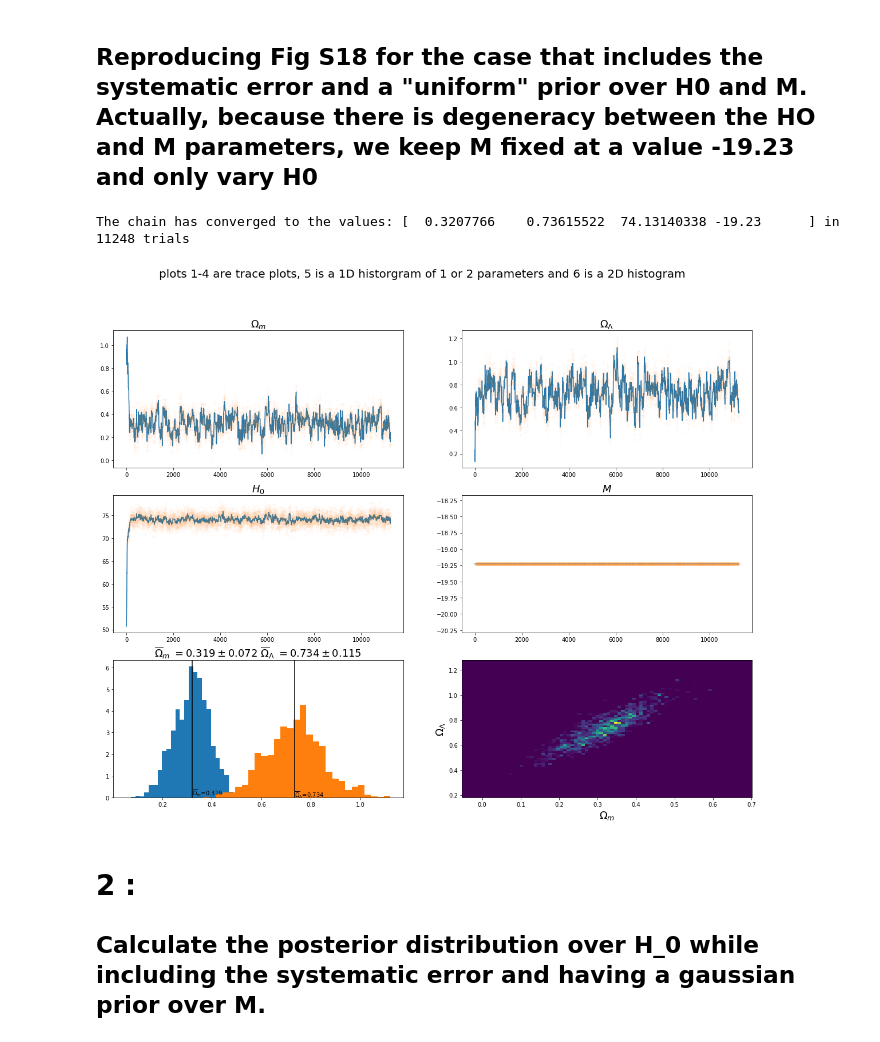
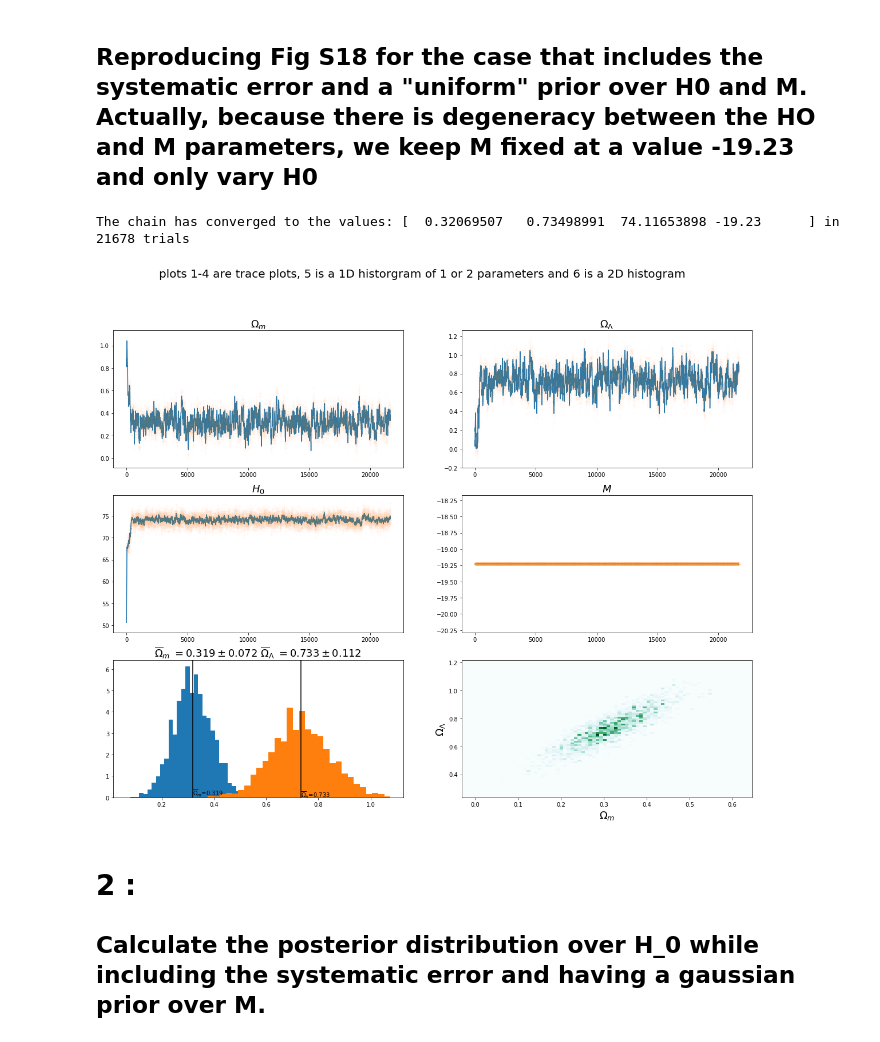
Before and after one commit to baiydaavi/bayesian_inference, a Jupyter notebook: presentation.ipynb, the cells around one changed output. Saved outputs shown, nothing was run; the diff lists cells and outputs as text; code cells hidden in the pictures.

```diff
--- a/presentation.ipynb
+++ b/presentation.ipynb
@@ -107,26 +107,35 @@ def sys_error_likelihood(params, data):
 
 init_state1 = [.96, .2, 50, -19.23]
 
-max_trials = 25000 # maximum number of trials
+max_trials = 50000 # maximum number of trials
 
 # Defining the convergence window size.
 
-conv_window = 4000
+conv_window = 6000
+
+# We choose a higher convergence window for this case otherwise the 2d histogram looks kind of sparse.
+# You can check this by changing the conv_window size to 4000. Higher convergence window will mean
+# that the chain takes longer to converge and hence, it will sample the parameter space more.
 
 # Defining the convergence threshold
+
 conv_threshold = 0.005
 
+# Defining the other parameters
 
 kwargs = {'gen_variances' : 'systematic_fix_M', 'prior_mode' : 'uniform', 'likelihood_func' : sys_error_likelihood}
 
-chn, rej, convergence = chain(data_lcparam, max_trials, conv_window, conv_threshold, start_state=init_state2, **kwargs)
+#running the chain
+
+chn, rej, convergence = chain(data_lcparam, max_trials, conv_window, conv_threshold, start_state=init_state1, **kwargs)
 # %% [output]
-The chain has converged to the values: [  0.3207766    0.73615522  74.13140338 -19.23      ] in 11248 trials
+The chain has converged to the values: [  0.32069507   0.73498991  74.11653898 -19.23      ] in 21678 trials
 # %%
 #plot the results:
-plot_chain_behaviour(chn, rej)
+
+plot_chain_behaviour(chn, rej,two_d_bins=80)
 # %% [output]
-[figure, old version]
+[figure, new version]
 # %% [markdown]
 # 2 :
 
```
Also changed, not shown: parts of 7 cells of this notebook, 5 other files.
